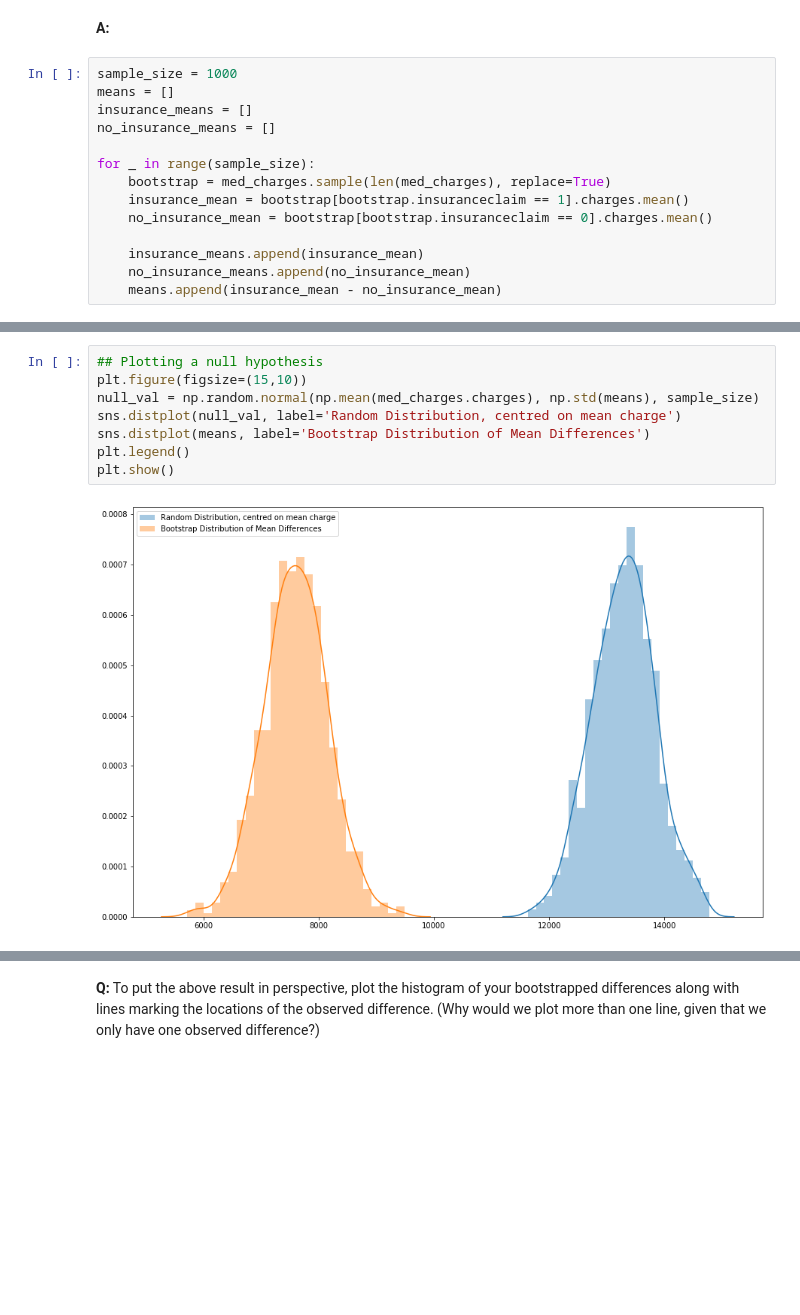
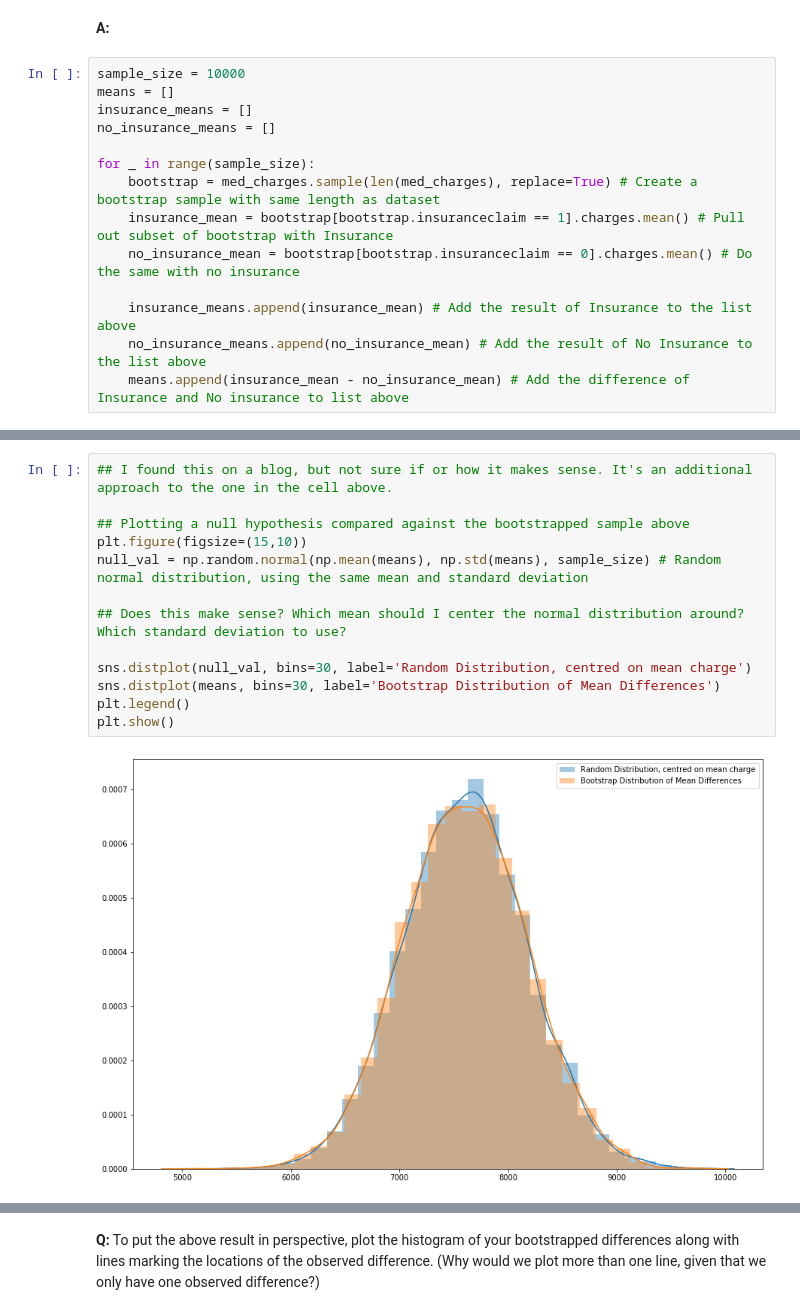
Before and after one commit to dudikbender/springboard, a Jupyter notebook: Bootstrap_Inference_Mini-Project8.19/inferential_statistics_2-Q.ipynb, the cells around one changed output, grey strips where cells are left out. Cells and saved outputs as stored; diff of their text form; blank space fills up the shorter version.

```diff
--- a/Bootstrap_Inference_Mini-Project8.19/inferential_statistics_2-Q.ipynb
+++ b/Bootstrap_Inference_Mini-Project8.19/inferential_statistics_2-Q.ipynb
@@ -116,17 +118,17 @@ __Q:__ Perform a bootstrapped hypothesis test at the 5% significance level ($\al
 # %% [markdown]
 __A:__
 # %%
-sample_size = 1000
+sample_size = 10000
 means = []
 insurance_means = []
 no_insurance_means = []
 
 for _ in range(sample_size):
-    bootstrap = med_charges.sample(len(med_charges), replace=True)
-    insurance_mean = bootstrap[bootstrap.insuranceclaim == 1].charges.mean()
-    no_insurance_mean = bootstrap[bootstrap.insuranceclaim == 0].charges.mean()
+    bootstrap = med_charges.sample(len(med_charges), replace=True) # Create a bootstrap sample with same length as dataset
+    insurance_mean = bootstrap[bootstrap.insuranceclaim == 1].charges.mean() # Pull out subset of bootstrap with Insurance
+    no_insurance_mean = bootstrap[bootstrap.insuranceclaim == 0].charges.mean() # Do the same with no insurance
 
-    insurance_means.append(insurance_mean)
-    no_insurance_means.append(no_insurance_mean)
-    means.append(insurance_mean - no_insurance_mean)
+    insurance_means.append(insurance_mean) # Add the result of Insurance to the list above
+    no_insurance_means.append(no_insurance_mean) # Add the result of No Insurance to the list above
+    means.append(insurance_mean - no_insurance_mean) # Add the difference of Insurance and No insurance to list above
 # %%
@@ -148,11 +161,16 @@ plt.show()
 # %%
-## Plotting a null hypothesis
+## I found this on a blog, but not sure if or how it makes sense. It's an additional approach to the one in the cell above.
+
+## Plotting a null hypothesis compared against the bootstrapped sample above
 plt.figure(figsize=(15,10))
-null_val = np.random.normal(np.mean(med_charges.charges), np.std(means), sample_size)
-sns.distplot(null_val, label='Random Distribution, centred on mean charge')
-sns.distplot(means, label='Bootstrap Distribution of Mean Differences')
+null_val = np.random.normal(np.mean(means), np.std(means), sample_size) # Random normal distribution, using the same mean and standard deviation
+
+## Does this make sense? Which mean should I center the normal distribution around? Which standard deviation to use?
+
+sns.distplot(null_val, bins=30, label='Random Distribution, centred on mean charge')
+sns.distplot(means, bins=30, label='Bootstrap Distribution of Mean Differences')
 plt.legend()
 plt.show()
 # %% [output]
-[figure, old version]
+[figure, new version]
 # %%
```
Also changed, not shown: parts of 9 cells of this notebook.
